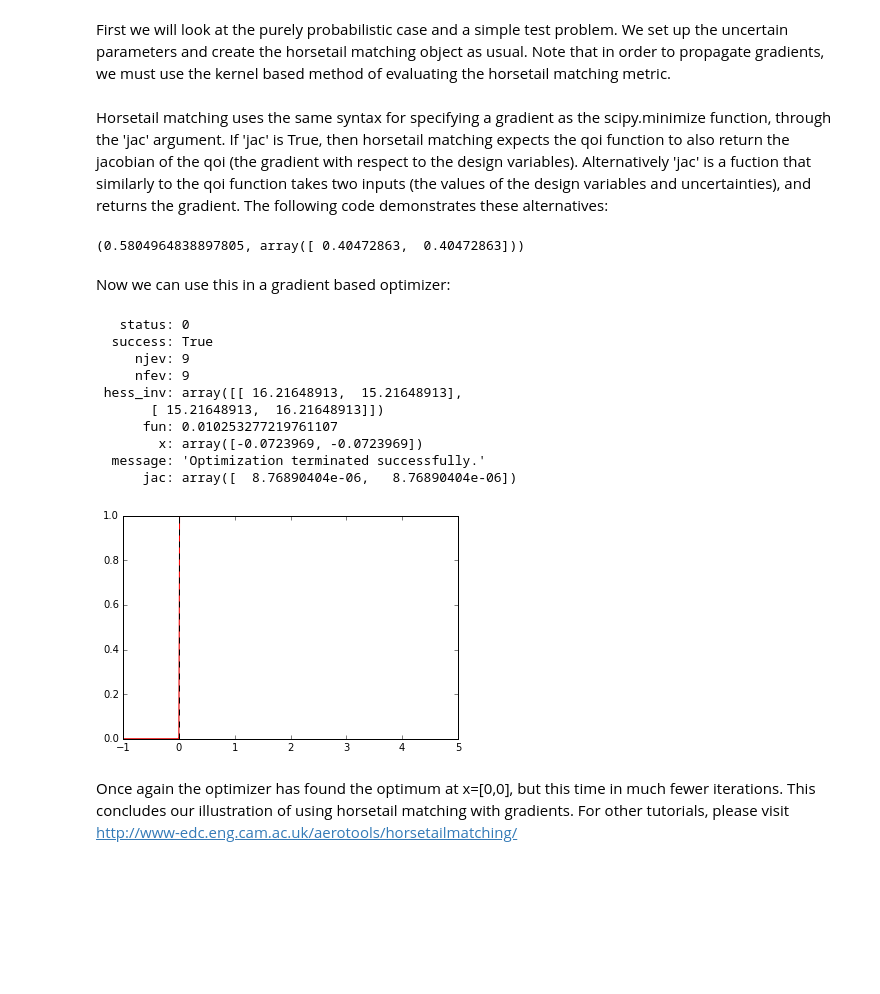
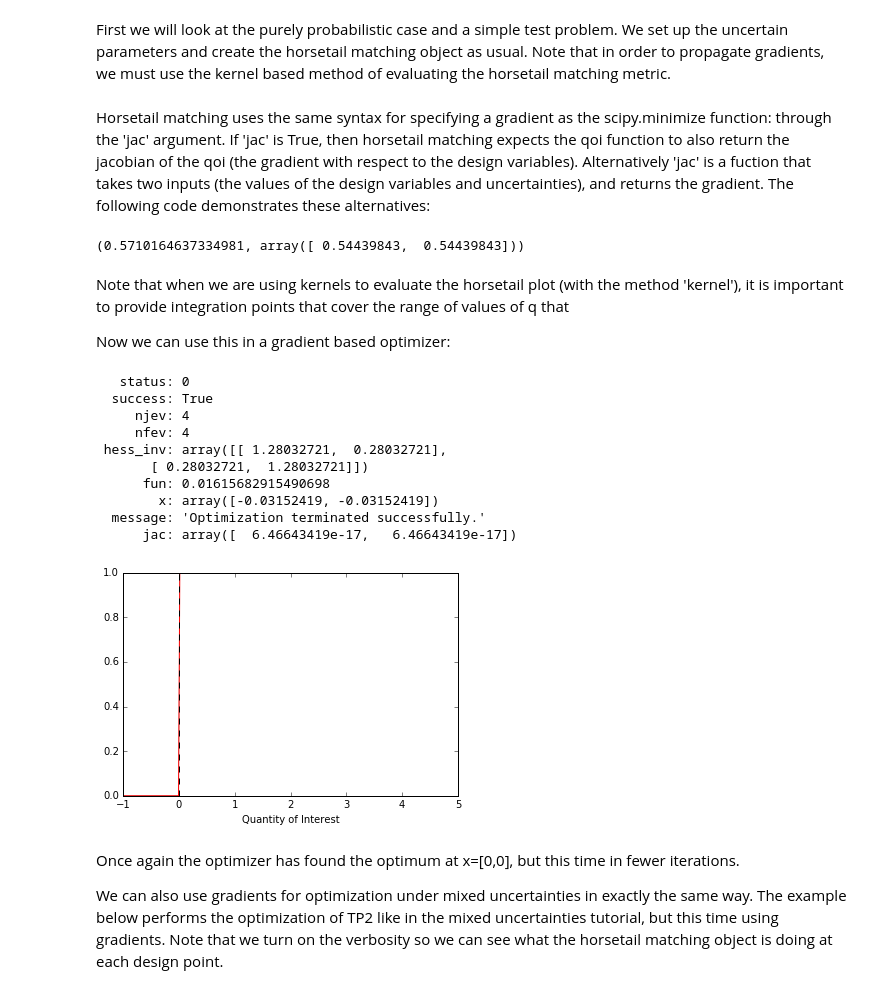
Before and after one commit to lwcook/horsetail-matching, a Jupyter notebook: notebooks/Gradients.ipynb, the cells around one changed output. Drawn from its saved outputs; the diff is of its cells as text; code cells hidden in the pictures; blank space fills up the shorter version.

```diff
--- a/notebooks/Gradients.ipynb
+++ b/notebooks/Gradients.ipynb
@@ -9,27 +9,35 @@ from horsetailmatching.demoproblems import TP1, TP2
 # %% [markdown]
 First we will look at the purely probabilistic case and a simple test problem. We set up the uncertain parameters and create the horsetail matching object as usual. Note that in order to propagate gradients, we must use the kernel based method of evaluating the horsetail matching metric.
 # %%
-u1 = UncertainParameter('uniform', lower_bound=-1, upper_bound=1)
-u2 = UncertainParameter('uniform', lower_bound=-1, upper_bound=1)
+u1 = UniformParameter(lower_bound=-1, upper_bound=1)
+u2 = UniformParameter(lower_bound=-1, upper_bound=1)
 input_uncertainties = [u1, u2]
 # %% [markdown]
-Horsetail matching uses the same syntax for specifying a gradient as the scipy.minimize function, through the 'jac' argument. If 'jac' is True, then horsetail matching expects the qoi function to also return the jacobian of the qoi (the gradient with respect to the design variables). Alternatively 'jac' is a fuction that similarly to the qoi function takes two inputs (the values of the design variables and uncertainties), and returns the gradient. The following code demonstrates these alternatives:
+Horsetail matching uses the same syntax for specifying a gradient as the scipy.minimize function: through the 'jac' argument. If 'jac' is True, then horsetail matching expects the qoi function to also return the jacobian of the qoi (the gradient with respect to the design variables). Alternatively 'jac' is a fuction that takes two inputs (the values of the design variables and uncertainties), and returns the gradient. The following code demonstrates these alternatives:
 # %%
-fun_qjac = lambda x, u: TP1(x, u, jac=True)  # Returns both qoi and its gradient
-fun_q = lambda x, u: TP1(x, u, jac=False)  # Returns just the qoi
-fun_jac = lambda x, u: TP1(x, u, jac=True)[1]  # Returns just the gradient
+def fun_qjac(x, u):
+    return TP1(x, u, jac=True)  # Returns both qoi and its gradient
+
+def fun_q(x, u):
+    return TP1(x, u, jac=False)  # Returns just the qoi
+
+def fun_jac(x, u):
+    return TP1(x, u, jac=True)[1]  # Returns just the gradient
 
 theHM = HorsetailMatching(fun_qjac, input_uncertainties, jac=True, method='kernel', kernel_bandwidth=0.001,
-                          samples_prob=2000, integration_points=numpy.linspace(-1, 5, 500))
+                          samples_prob=2000, integration_points=numpy.linspace(-1, 10, 500))
 
 theHM = HorsetailMatching(fun_q, input_uncertainties, jac=fun_jac, method='kernel', kernel_bandwidth=0.001,
-                          samples_prob=2000, integration_points=numpy.linspace(-1, 5, 500))
+                          samples_prob=2000, integration_points=numpy.linspace(-1, 10, 500))
 
 print(theHM.evalMetric([1,1]))
 # %% [output]
-(0.5804964838897805, array([ 0.40472863,  0.40472863]))
+(0.5710164637334981, array([ 0.54439843,  0.54439843]))
-# %% [markdown]
-Now we can use this in a gradient based optimizer:
+# %% [markdown]
+Note that when we are using kernels to evaluate the horsetail plot (with the method 'kernel'), it is important to provide integration points that cover the range of values of q that
+
+
+Now we can use this in a gradient based optimizer:
 # %%
 from scipy.optimize import minimize
 
@@ -38,24 +46,28 @@ print(solution)
 # %% [output]
    status: 0
   success: True
-     njev: 9
-     nfev: 9
- hess_inv: array([[ 16.21648913,  15.21648913],
-       [ 15.21648913,  16.21648913]])
-      fun: 0.010253277219761107
-        x: array([-0.0723969, -0.0723969])
+     njev: 4
+     nfev: 4
+ hess_inv: array([[ 1.28032721,  0.28032721],
+       [ 0.28032721,  1.28032721]])
+      fun: 0.01615682915490698
+        x: array([-0.03152419, -0.03152419])
   message: 'Optimization terminated successfully.'
-      jac: array([  8.76890404e-06,   8.76890404e-06])
+      jac: array([  6.46643419e-17,   6.46643419e-17])
 # %%
 (x1, y1), (x2, y2), CDFs = theHM.getHorsetail()
 
 for (x, y) in CDFs:
     plt.plot(x, y, c='grey', lw=0.5)
 plt.plot(x1, y1, 'r')
 plt.plot([theHM.ftarget(y) for y in y1], y1, 'k--')
 plt.xlim([-1, 5])
+plt.ylim([0, 1])
+plt.xlabel('Quantity of Interest')
 plt.show()
 # %% [output]
-[figure, old version]
+[figure, new version]
-# %% [markdown]
-Once again the optimizer has found the optimum at x=[0,0], but this time in much fewer iterations. This concludes our illustration of using horsetail matching with gradients. For other tutorials, please visit http://www-edc.eng.cam.ac.uk/aerotools/horsetailmatching/
+# %% [markdown]
+Once again the optimizer has found the optimum at x=[0,0], but this time in fewer iterations.
+
+We can also use gradients for optimization under mixed uncertainties in exactly the same way. The example below performs the optimization of TP2 like in the mixed uncertainties tutorial, but this time using gradients. Note that we turn on the verbosity so we can see what the horsetail matching object is doing at each design point.
```
Also changed, not shown: parts of 7 cells of this notebook, 16 other files.
